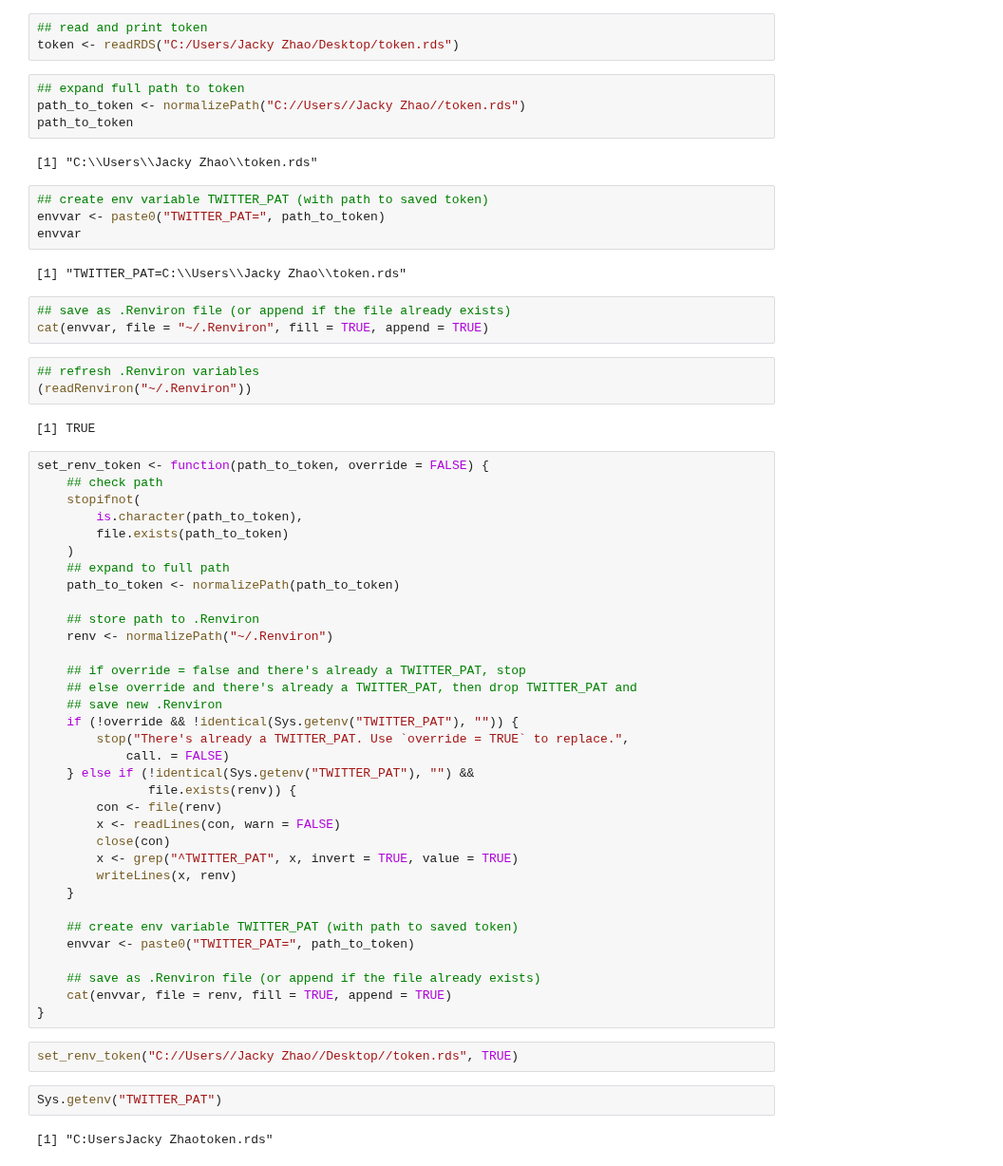
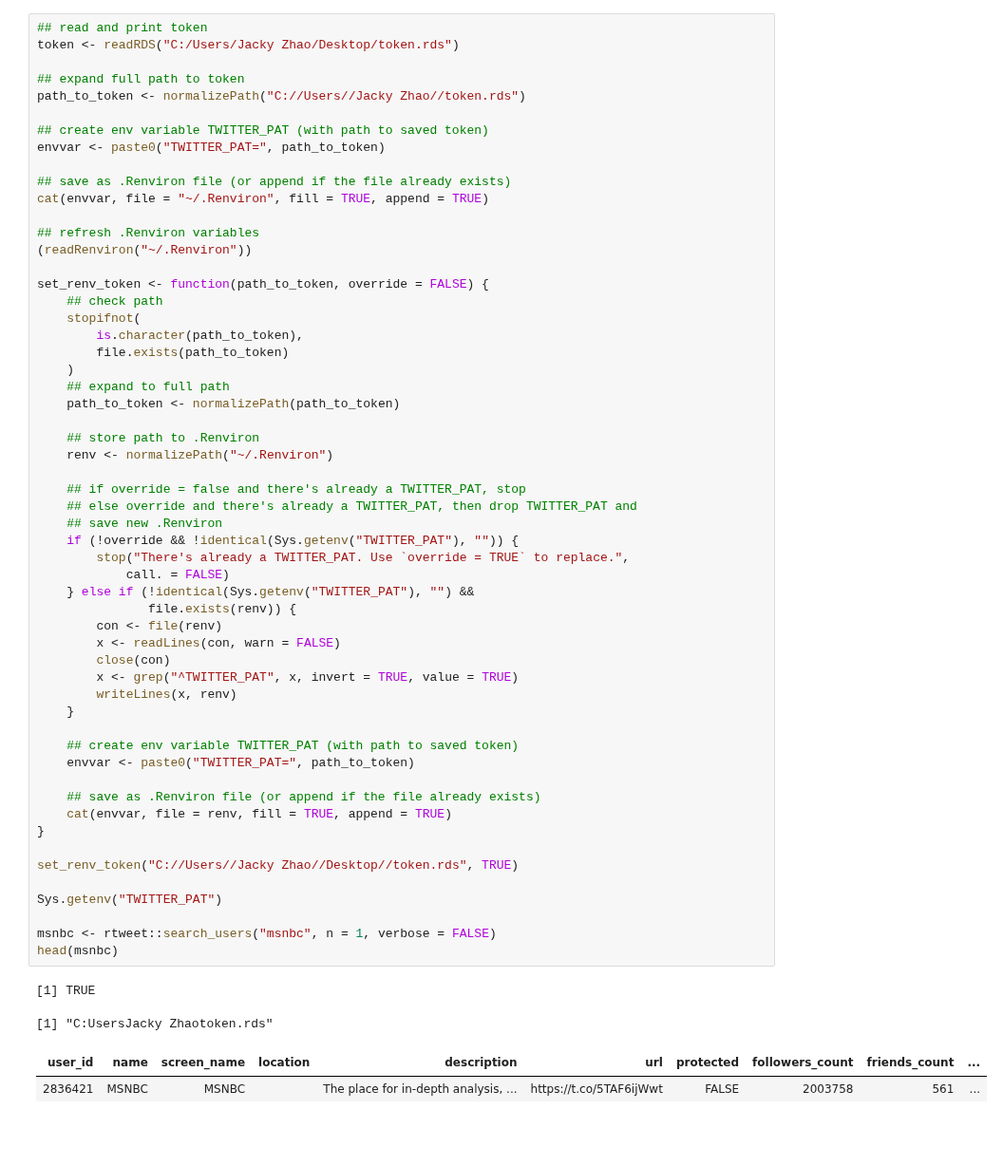
Before and after one commit to iamjz/R-Data, a Jupyter notebook: Twitter_API_new_token.ipynb, the cells around one changed output. Shown at 95% size. Saved outputs shown, nothing was run; the diff lists cells and outputs as text; blank space fills up the shorter version.

```diff
--- a/Twitter_API_new_token.ipynb
+++ b/Twitter_API_new_token.ipynb
@@ -23,64 +15,62 @@ https://api.twitter.com/oauth/authenticate?oauth_token=ZesvJAAAAAAA4N_sAAABYYbFw
 Authentication complete.
-# %%
-## read and print token
-token <- readRDS("C:/Users/Jacky Zhao/Desktop/token.rds")
-# %%
-## expand full path to token
-path_to_token <- normalizePath("C://Users//Jacky Zhao//token.rds")
-path_to_token
-# %% [output]
-[1] "C:\\Users\\Jacky Zhao\\token.rds"
-# %%
-## create env variable TWITTER_PAT (with path to saved token)
-envvar <- paste0("TWITTER_PAT=", path_to_token)
-envvar
-# %% [output]
-[1] "TWITTER_PAT=C:\\Users\\Jacky Zhao\\token.rds"
-# %%
-## save as .Renviron file (or append if the file already exists)
-cat(envvar, file = "~/.Renviron", fill = TRUE, append = TRUE)
-# %%
-## refresh .Renviron variables
-(readRenviron("~/.Renviron"))
-# %% [output]
-[1] TRUE
 # %%
+## read and print token
+token <- readRDS("C:/Users/Jacky Zhao/Desktop/token.rds")
+
+## expand full path to token
+path_to_token <- normalizePath("C://Users//Jacky Zhao//token.rds")
+
+## create env variable TWITTER_PAT (with path to saved token)
+envvar <- paste0("TWITTER_PAT=", path_to_token)
+
+## save as .Renviron file (or append if the file already exists)
+cat(envvar, file = "~/.Renviron", fill = TRUE, append = TRUE)
+
+## refresh .Renviron variables
+(readRenviron("~/.Renviron"))
+
 set_renv_token <- function(path_to_token, override = FALSE) {
     ## check path
     stopifnot(
         is.character(path_to_token),
         file.exists(path_to_token)
     )
     ## expand to full path
     path_to_token <- normalizePath(path_to_token)
 
     ## store path to .Renviron
     renv <- normalizePath("~/.Renviron")
 
     ## if override = false and there's already a TWITTER_PAT, stop
     ## else override and there's already a TWITTER_PAT, then drop TWITTER_PAT and
     ## save new .Renviron
     if (!override && !identical(Sys.getenv("TWITTER_PAT"), "")) {
         stop("There's already a TWITTER_PAT. Use `override = TRUE` to replace.",
             call. = FALSE)
     } else if (!identical(Sys.getenv("TWITTER_PAT"), "") &&
                file.exists(renv)) {
         con <- file(renv)
         x <- readLines(con, warn = FALSE)
         close(con)
         x <- grep("^TWITTER_PAT", x, invert = TRUE, value = TRUE)
         writeLines(x, renv)
     }
 
     ## create env variable TWITTER_PAT (with path to saved token)
     envvar <- paste0("TWITTER_PAT=", path_to_token)
 
     ## save as .Renviron file (or append if the file already exists)
     cat(envvar, file = renv, fill = TRUE, append = TRUE)
 }
+
+set_renv_token("C://Users//Jacky Zhao//Desktop//token.rds", TRUE)
+
+Sys.getenv("TWITTER_PAT")
+
+msnbc <- rtweet::search_users("msnbc", n = 1, verbose = FALSE)
+head(msnbc)
+# %% [output]
+[1] TRUE
+[1] "C:UsersJacky Zhaotoken.rds"
+| user_id | name | screen_name | location | description | url | protected | followers_count | friends_count | ... |
+| 2836421 | MSNBC | MSNBC |  | The place for in-depth analysis, ... | https://t.co/5TAF6ijWwt | FALSE | 2003758 | 561 | ... |
-# %%
-set_renv_token("C://Users//Jacky Zhao//Desktop//token.rds", TRUE)
-# %%
-Sys.getenv("TWITTER_PAT")
-# %% [output]
-[1] "C:UsersJacky Zhaotoken.rds"
```
Also changed, not shown: parts of 3 cells of this notebook, 3 other files.
